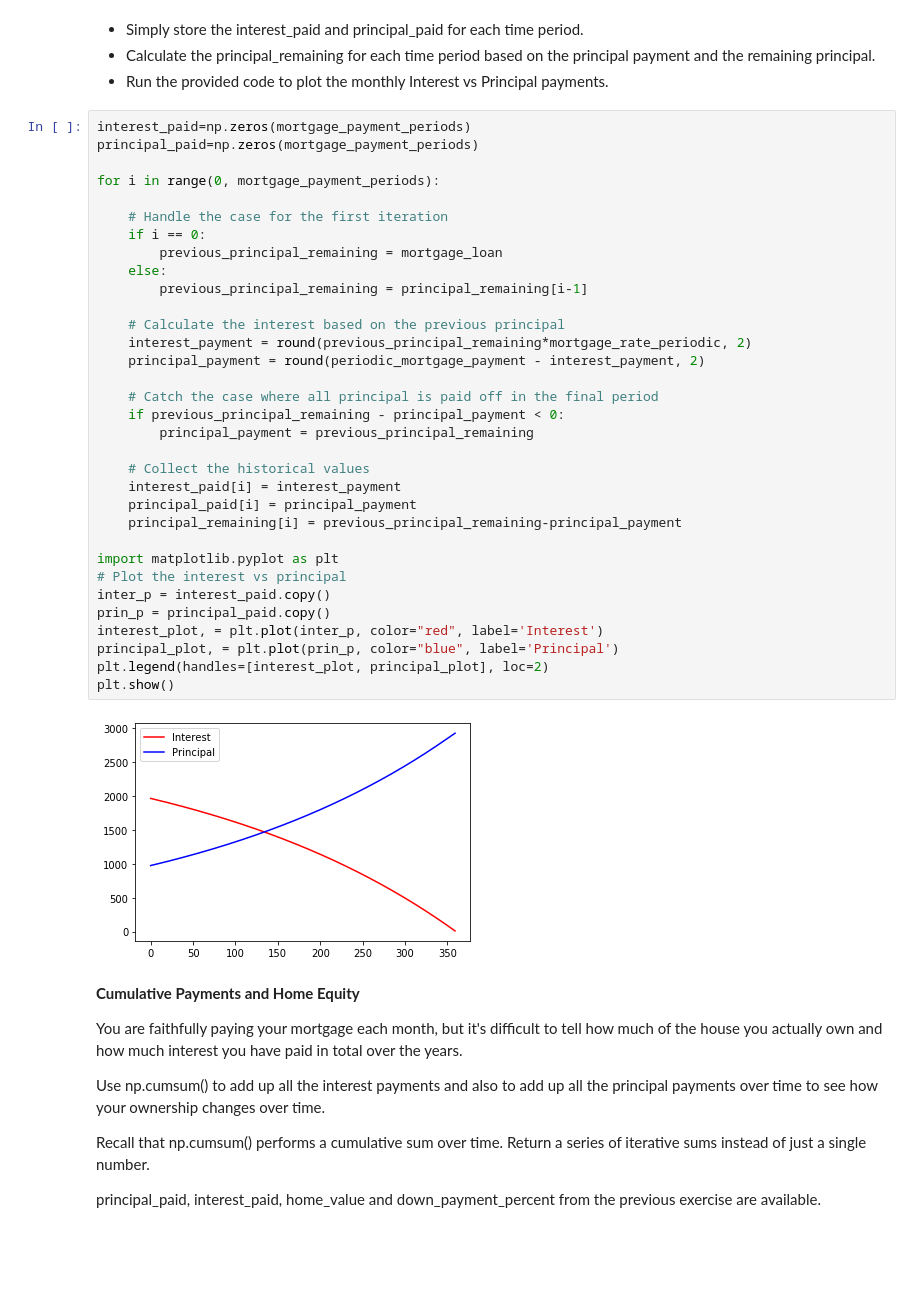
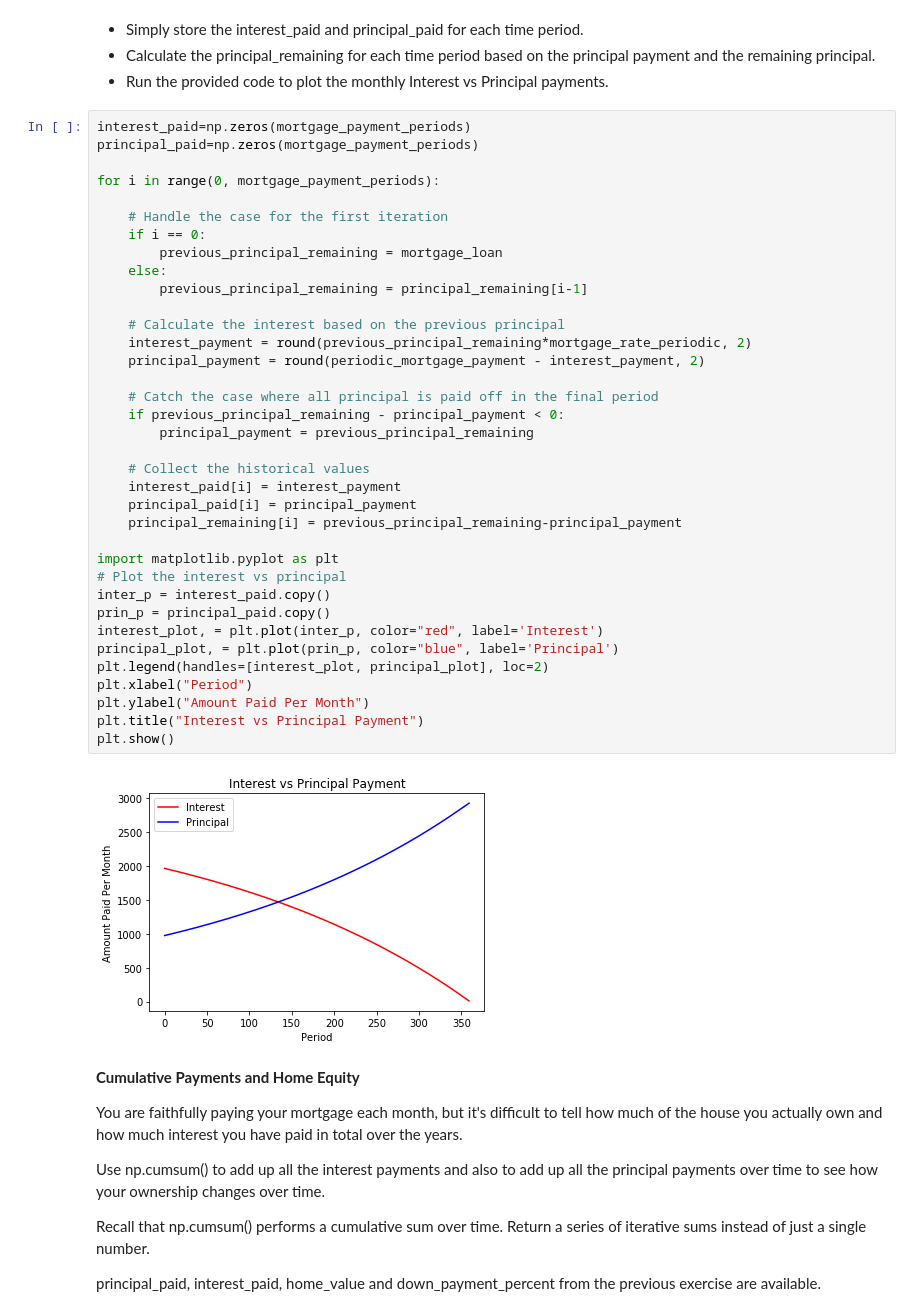
Before and after one commit to picazio/FinanceWithPythonDC, a Jupyter notebook: Financial_Analysis_in_Python_Chapter_3.ipynb, the cells around one changed output. Drawn from its saved outputs; the diff is of its cells as text; blank space fills up the shorter version.

```diff
--- a/Financial_Analysis_in_Python_Chapter_3.ipynb
+++ b/Financial_Analysis_in_Python_Chapter_3.ipynb
@@ -160,34 +160,37 @@ principal_paid=np.zeros(mortgage_payment_periods)
 for i in range(0, mortgage_payment_periods):
 
     # Handle the case for the first iteration
     if i == 0:
         previous_principal_remaining = mortgage_loan
     else:
         previous_principal_remaining = principal_remaining[i-1]
 
     # Calculate the interest based on the previous principal
     interest_payment = round(previous_principal_remaining*mortgage_rate_periodic, 2)
     principal_payment = round(periodic_mortgage_payment - interest_payment, 2)
 
     # Catch the case where all principal is paid off in the final period
     if previous_principal_remaining - principal_payment < 0:
         principal_payment = previous_principal_remaining
 
     # Collect the historical values
     interest_paid[i] = interest_payment
     principal_paid[i] = principal_payment
     principal_remaining[i] = previous_principal_remaining-principal_payment
 
 import matplotlib.pyplot as plt
 # Plot the interest vs principal
 inter_p = interest_paid.copy()
 prin_p = principal_paid.copy()
 interest_plot, = plt.plot(inter_p, color="red", label='Interest')
 principal_plot, = plt.plot(prin_p, color="blue", label='Principal')
 plt.legend(handles=[interest_plot, principal_plot], loc=2)
+plt.xlabel("Period")
+plt.ylabel("Amount Paid Per Month")
+plt.title("Interest vs Principal Payment")
 plt.show()
 # %% [output]
-[figure, old version]
+[figure, new version]
 # %% [markdown]
 **Cumulative Payments and Home Equity**
 
```
Also changed, not shown: parts of 1 cell of this notebook.
